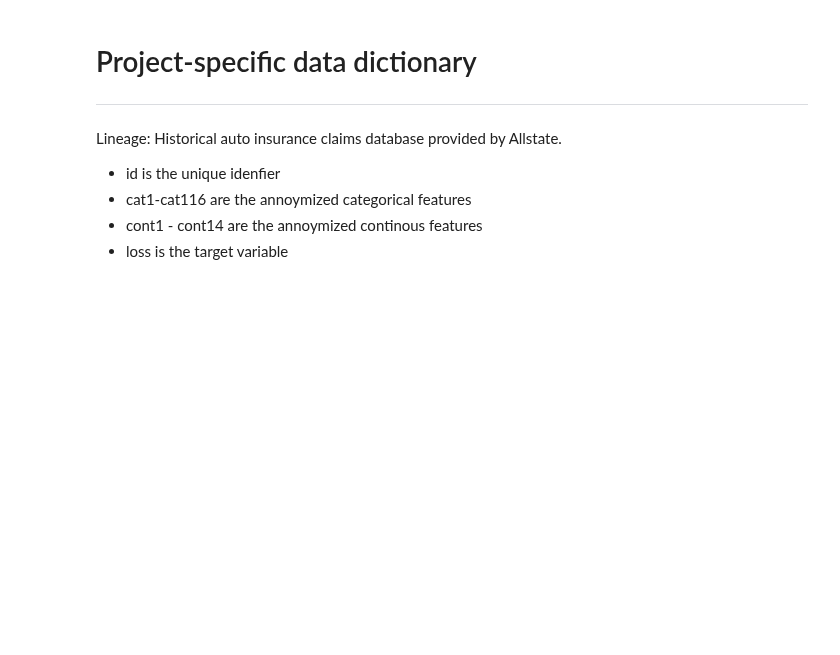
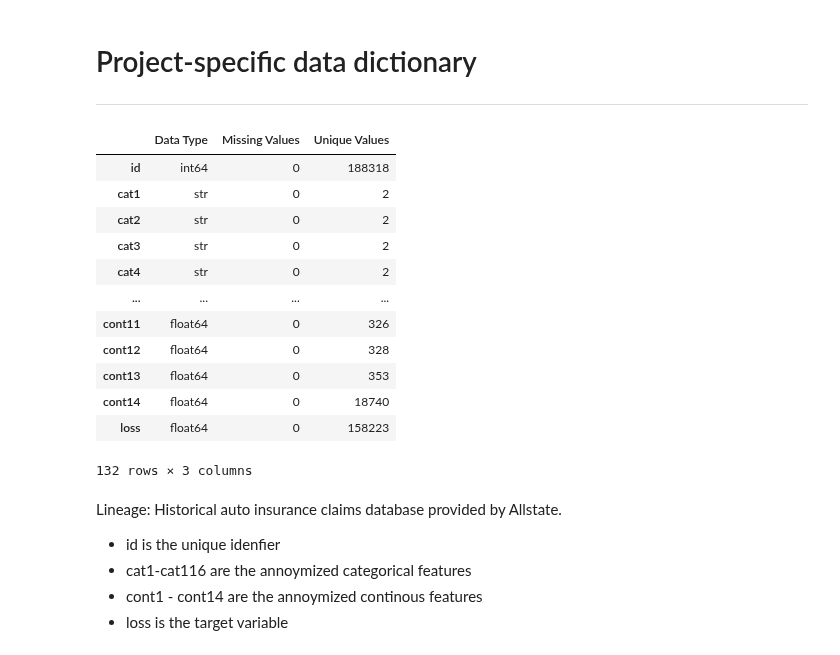
Before and after one commit to Break-Through-Tech/Allstate-1D-predicting-auto-claims-severity, a Jupyter notebook: notebooks/SeptemberMilestone/Gate_2.ipynb, the cells around one changed output. Saved outputs shown, nothing was run; the diff lists cells and outputs as text; code cells hidden in the pictures; blank space fills up the shorter version.

```diff
--- a/notebooks/SeptemberMilestone/Gate_2.ipynb
+++ b/notebooks/SeptemberMilestone/Gate_2.ipynb
@@ -28,3 +21,24 @@ df = pd.read_csv("/Users/nevaehdickerson/Documents/Vaeh4Codes/Allstate-1D-predic
+# %%
+#Load the dataset in google drive/Colab
+#df = pd.read_csv("/content/drive/MyDrive/allstate_claims_data.csv")
+
+# Load the dataset from this repo, on any computer.
+# Walk up from the current folder until data/allstate_claims_data.csv is found.
+
+data_path = None
+for folder in [Path.cwd(), *Path.cwd().resolve().parents]:
+    candidate = folder / "data" / "allstate_claims_data.csv"
+    if candidate.is_file():
+        data_path = candidate
+        break
+
+if data_path is None:
+    raise FileNotFoundError(
+        "Could not find data/allstate_claims_data.csv. "
+        "Open this notebook from inside the cloned repository."
+    )
+
+df = pd.read_csv(data_path)
 # %%
 #Calculating the MAE
 df.head()
@@ -53,23 +67,27 @@ One possible limitation could be that annoymized variables are defined as cont1,
 
 ---
 # %%
-from pathlib import Path
-
 #Create a dictionary documenting the metadata, specific roles, and lineage of all fields, while leaving unknown meanings unresolved.
 data_dictionary = pd.DataFrame({
     'Data Type': df.dtypes,
     'Missing Values': df.isnull().sum(),
     'Unique Values': df.nunique()
 })
 data_dictionary
-
-#turn the data dictionary into a csv file
-repo_root = Path.cwd()
-while not (repo_root / "artifacts").exists() and repo_root != repo_root.parent:
-    repo_root = repo_root.parent
-
-out = repo_root / "artifacts/september/gate2-issue-reproducible-project/data_dictionary.csv"
-data_dictionary.to_csv(out)
+# %% [output]
+|  | Data Type | Missing Values | Unique Values |
+| id | int64 | 0 | 188318 |
+| cat1 | str | 0 | 2 |
+| cat2 | str | 0 | 2 |
+| cat3 | str | 0 | 2 |
+| cat4 | str | 0 | 2 |
+| ... | ... | ... | ... |
+| cont11 | float64 | 0 | 326 |
+| cont12 | float64 | 0 | 328 |
+| cont13 | float64 | 0 | 353 |
+| cont14 | float64 | 0 | 18740 |
+| loss | float64 | 0 | 158223 |
+132 rows × 3 columns
 # %% [markdown]
 Lineage:
 Historical auto insurance claims database provided by Allstate.
```
Also changed, not shown: parts of 6 cells of this notebook, 2 other files.
